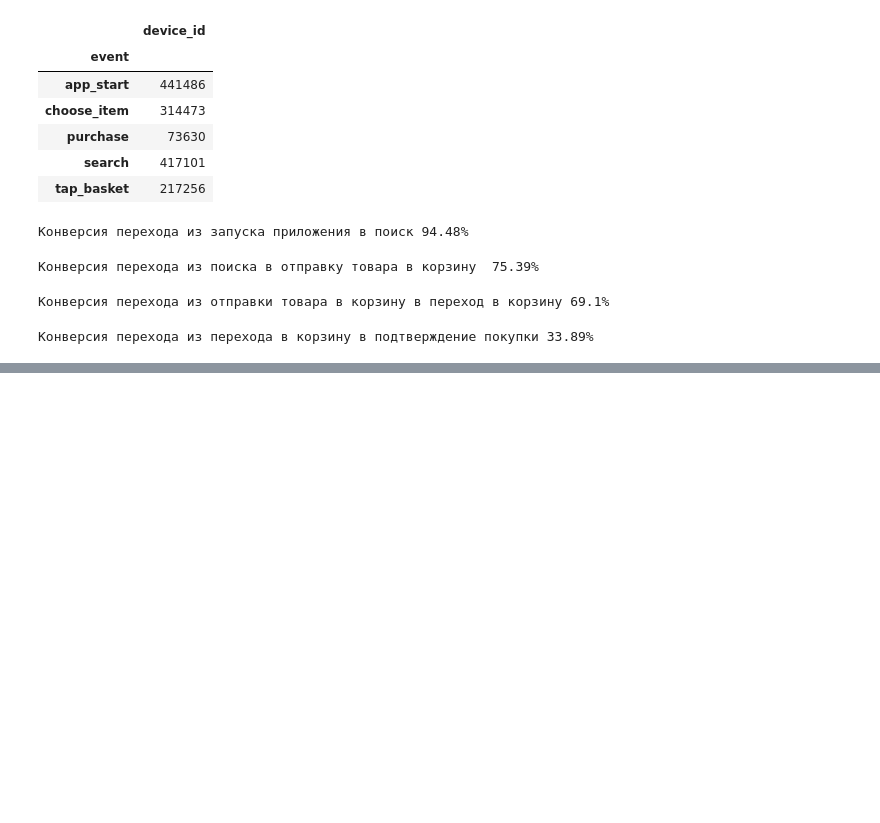
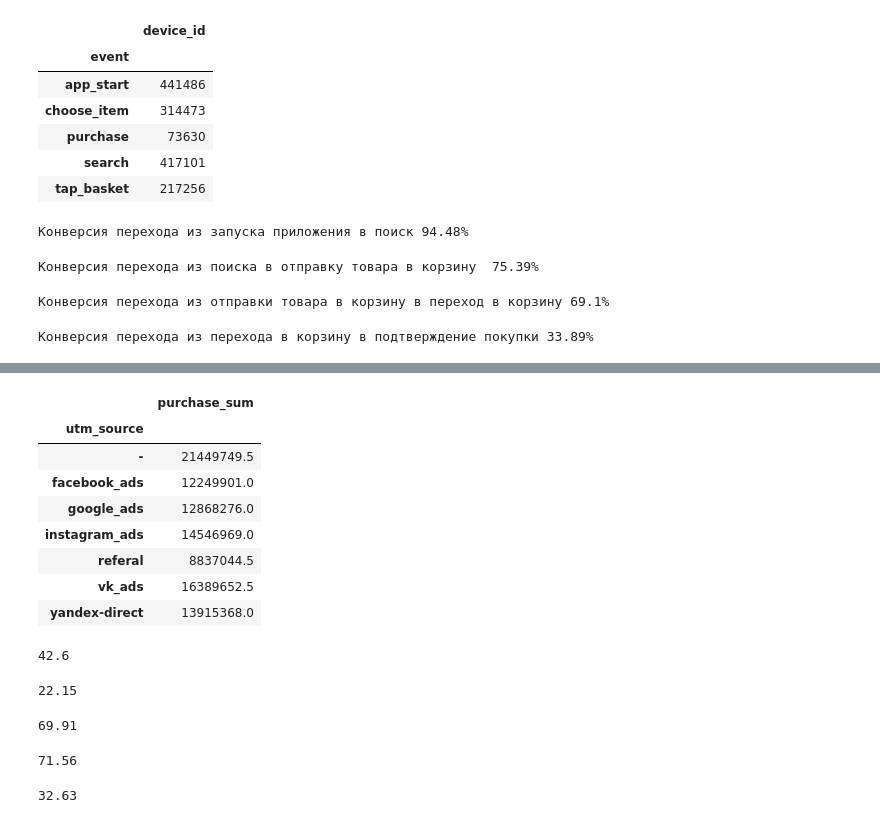
Before and after one commit to vasneva/user_behavior_analysis, a Jupyter notebook: user_behavior.ipynb, the cells around one changed output, grey strips where cells are left out. Drawn from its saved outputs; the diff is of its cells as text; code cells hidden in the pictures; blank space fills up the shorter version.

```diff
--- a/user_behavior.ipynb
+++ b/user_behavior.ipynb
@@ -260,0 +355,33 @@ print(f'Конверсия перехода из перехода в корзи
+# %%
+revenue = full_data.groupby('utm_source')['purchase_sum'].sum().to_frame()
+revenue
+# %% [output]
+|  | purchase_sum |
+| utm_source |  |
+| - | 21449749.5 |
+| facebook_ads | 12249901.0 |
+| google_ads | 12868276.0 |
+| instagram_ads | 14546969.0 |
+| referal | 8837044.5 |
+| vk_ads | 16389652.5 |
+| yandex-direct | 13915368.0 |
+# %%
+round((100 * (revenue.loc['facebook_ads', 'purchase_sum'] - facebook_ads) / facebook_ads), 2)
+# %% [output]
+42.6
+# %%
+round((100 * (revenue.loc['google_ads', 'purchase_sum'] - google_ads) / google_ads), 2)
+# %% [output]
+22.15
+# %%
+round((100 * (revenue.loc['instagram_ads', 'purchase_sum'] - instagram_ads) / instagram_ads), 2)
+# %% [output]
+69.91
+# %%
+round((100 * (revenue.loc['vk_ads', 'purchase_sum'] - vk_ads) / vk_ads), 2)
+# %% [output]
+71.56
+# %%
+round((100 * (revenue.loc['yandex-direct', 'purchase_sum'] - yandex_direct) / yandex_direct), 2)
+# %% [output]
+32.63
```
Also changed, not shown: parts of 19 cells of this notebook.
